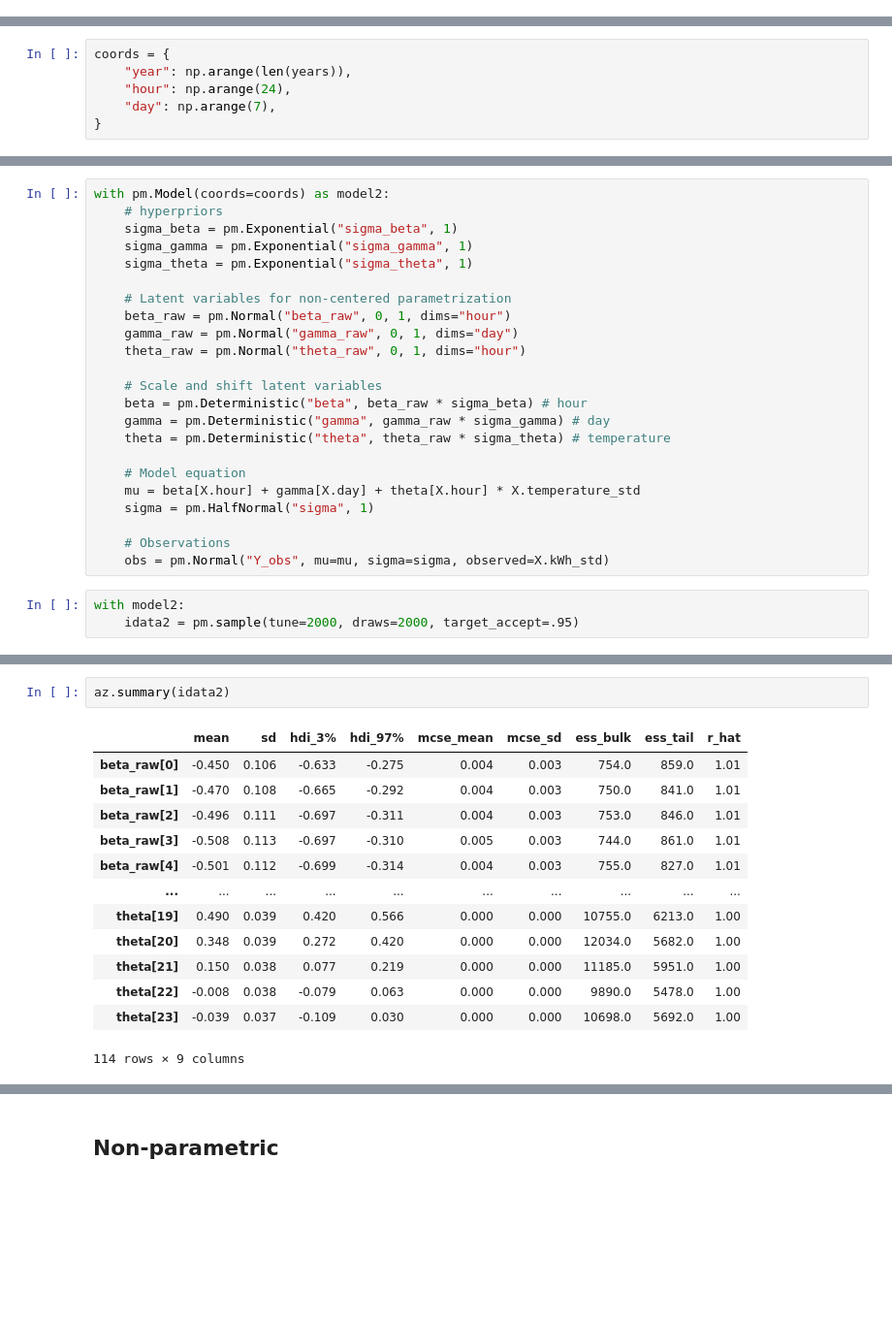
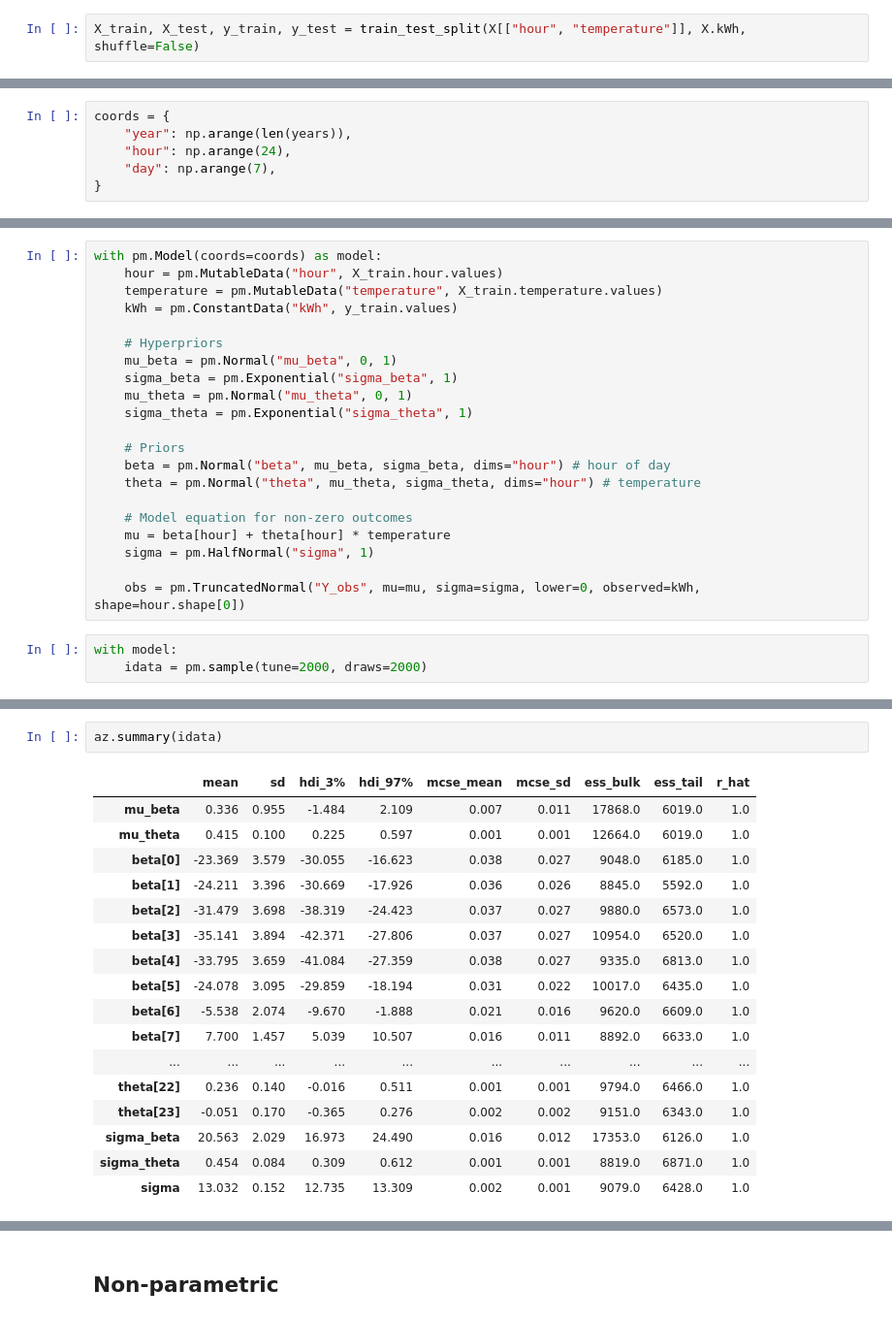
Before and after one commit to camirmas/ev_analysis, a Jupyter notebook: ev_analysis/load_prediction.ipynb, the cells around one changed output, grey strips where cells are left out. Shown at 97% size. Cells and saved outputs as stored; diff of their text form; blank space fills up the shorter version.

```diff
--- a/ev_analysis/load_prediction.ipynb
+++ b/ev_analysis/load_prediction.ipynb
@@ -213,3 +202,5 @@ X
 | 2022-12-31 22:00:00 | 5.833388 | 22 | 5 | 2022 | 4 | 4.5 | 71.26 | -0.503984 | ... |
 | 2022-12-31 23:00:00 | 4.584690 | 23 | 5 | 2022 | 4 | 3.0 | 69.26 | -0.589792 | ... |
 8563 rows × 9 columns
+# %%
+X_train, X_test, y_train, y_test = train_test_split(X[["hour", "temperature"]], X.kWh, shuffle=False)
@@ -328,29 +279,27 @@ $$ Y \sim \mathcal{N}(\mu, \sigma) $$
 # %%
-with pm.Model(coords=coords) as model2:
-    # hyperpriors
+with pm.Model(coords=coords) as model:
+    hour = pm.MutableData("hour", X_train.hour.values)
+    temperature = pm.MutableData("temperature", X_train.temperature.values)
+    kWh = pm.ConstantData("kWh", y_train.values)
+
+    # Hyperpriors
+    mu_beta = pm.Normal("mu_beta", 0, 1)
     sigma_beta = pm.Exponential("sigma_beta", 1)
-    sigma_gamma = pm.Exponential("sigma_gamma", 1)
+    mu_theta = pm.Normal("mu_theta", 0, 1)
     sigma_theta = pm.Exponential("sigma_theta", 1)
 
-    # Latent variables for non-centered parametrization
-    beta_raw = pm.Normal("beta_raw", 0, 1, dims="hour")
-    gamma_raw = pm.Normal("gamma_raw", 0, 1, dims="day")
-    theta_raw = pm.Normal("theta_raw", 0, 1, dims="hour")
+    # Priors
+    beta = pm.Normal("beta", mu_beta, sigma_beta, dims="hour") # hour of day
+    theta = pm.Normal("theta", mu_theta, sigma_theta, dims="hour") # temperature
 
-    # Scale and shift latent variables
-    beta = pm.Deterministic("beta", beta_raw * sigma_beta) # hour
-    gamma = pm.Deterministic("gamma", gamma_raw * sigma_gamma) # day
-    theta = pm.Deterministic("theta", theta_raw * sigma_theta) # temperature
-
-    # Model equation
-    mu = beta[X.hour] + gamma[X.day] + theta[X.hour] * X.temperature_std
+    # Model equation for non-zero outcomes
+    mu = beta[hour] + theta[hour] * temperature
     sigma = pm.HalfNormal("sigma", 1)
 
-    # Observations
-    obs = pm.Normal("Y_obs", mu=mu, sigma=sigma, observed=X.kWh_std)
+    obs = pm.TruncatedNormal("Y_obs", mu=mu, sigma=sigma, lower=0, observed=kWh, shape=hour.shape[0])
 # %%
-with model2:
-    idata2 = pm.sample(tune=2000, draws=2000, target_accept=.95)
+with model:
+    idata = pm.sample(tune=2000, draws=2000)
 # %% [output]
 Auto-assigning NUTS sampler...
 Initializing NUTS using jitter+adapt_diag...
@@ -385,17 +328,21 @@ array([[<Axes: title={'center': 'beta_raw'}>,
 # %%
-az.summary(idata2)
+az.summary(idata)
 # %% [output]
 |  | mean | sd | hdi_3% | hdi_97% | mcse_mean | mcse_sd | ess_bulk | ess_tail | r_hat |
-| beta_raw[0] | -0.450 | 0.106 | -0.633 | -0.275 | 0.004 | 0.003 | 754.0 | 859.0 | 1.01 |
-| beta_raw[1] | -0.470 | 0.108 | -0.665 | -0.292 | 0.004 | 0.003 | 750.0 | 841.0 | 1.01 |
-| beta_raw[2] | -0.496 | 0.111 | -0.697 | -0.311 | 0.004 | 0.003 | 753.0 | 846.0 | 1.01 |
-| beta_raw[3] | -0.508 | 0.113 | -0.697 | -0.310 | 0.005 | 0.003 | 744.0 | 861.0 | 1.01 |
-| beta_raw[4] | -0.501 | 0.112 | -0.699 | -0.314 | 0.004 | 0.003 | 755.0 | 827.0 | 1.01 |
+| mu_beta | 0.336 | 0.955 | -1.484 | 2.109 | 0.007 | 0.011 | 17868.0 | 6019.0 | 1.0 |
+| mu_theta | 0.415 | 0.100 | 0.225 | 0.597 | 0.001 | 0.001 | 12664.0 | 6019.0 | 1.0 |
+| beta[0] | -23.369 | 3.579 | -30.055 | -16.623 | 0.038 | 0.027 | 9048.0 | 6185.0 | 1.0 |
+| beta[1] | -24.211 | 3.396 | -30.669 | -17.926 | 0.036 | 0.026 | 8845.0 | 5592.0 | 1.0 |
+| beta[2] | -31.479 | 3.698 | -38.319 | -24.423 | 0.037 | 0.027 | 9880.0 | 6573.0 | 1.0 |
+| beta[3] | -35.141 | 3.894 | -42.371 | -27.806 | 0.037 | 0.027 | 10954.0 | 6520.0 | 1.0 |
+| beta[4] | -33.795 | 3.659 | -41.084 | -27.359 | 0.038 | 0.027 | 9335.0 | 6813.0 | 1.0 |
+| beta[5] | -24.078 | 3.095 | -29.859 | -18.194 | 0.031 | 0.022 | 10017.0 | 6435.0 | 1.0 |
+| beta[6] | -5.538 | 2.074 | -9.670 | -1.888 | 0.021 | 0.016 | 9620.0 | 6609.0 | 1.0 |
+| beta[7] | 7.700 | 1.457 | 5.039 | 10.507 | 0.016 | 0.011 | 8892.0 | 6633.0 | 1.0 |
 | ... | ... | ... | ... | ... | ... | ... | ... | ... | ... |
-| theta[19] | 0.490 | 0.039 | 0.420 | 0.566 | 0.000 | 0.000 | 10755.0 | 6213.0 | 1.00 |
-| theta[20] | 0.348 | 0.039 | 0.272 | 0.420 | 0.000 | 0.000 | 12034.0 | 5682.0 | 1.00 |
-| theta[21] | 0.150 | 0.038 | 0.077 | 0.219 | 0.000 | 0.000 | 11185.0 | 5951.0 | 1.00 |
-| theta[22] | -0.008 | 0.038 | -0.079 | 0.063 | 0.000 | 0.000 | 9890.0 | 5478.0 | 1.00 |
-| theta[23] | -0.039 | 0.037 | -0.109 | 0.030 | 0.000 | 0.000 | 10698.0 | 5692.0 | 1.00 |
+| theta[22] | 0.236 | 0.140 | -0.016 | 0.511 | 0.001 | 0.001 | 9794.0 | 6466.0 | 1.0 |
+| theta[23] | -0.051 | 0.170 | -0.365 | 0.276 | 0.002 | 0.002 | 9151.0 | 6343.0 | 1.0 |
+| sigma_beta | 20.563 | 2.029 | 16.973 | 24.490 | 0.016 | 0.012 | 17353.0 | 6126.0 | 1.0 |
+| sigma_theta | 0.454 | 0.084 | 0.309 | 0.612 | 0.001 | 0.001 | 8819.0 | 6871.0 | 1.0 |
+| sigma | 13.032 | 0.152 | 12.735 | 13.309 | 0.002 | 0.001 | 9079.0 | 6428.0 | 1.0 |
-114 rows × 9 columns
 # %%
```
Also changed, not shown: parts of 34 cells of this notebook.
